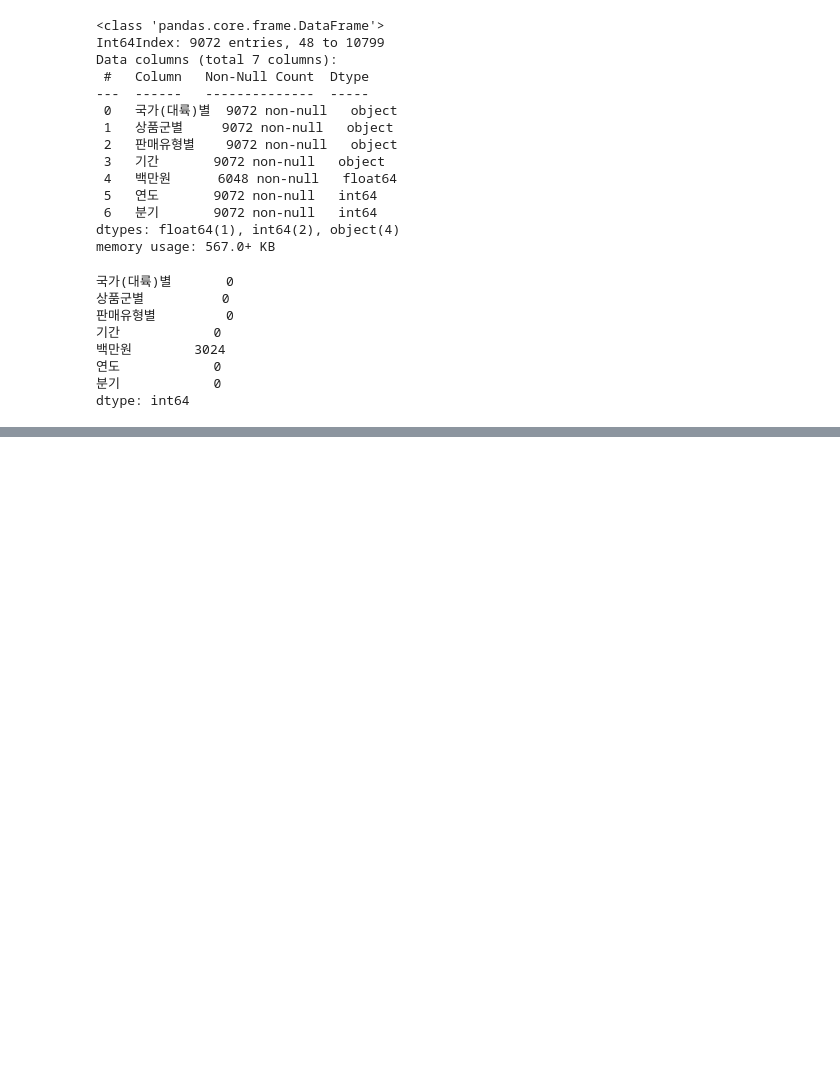
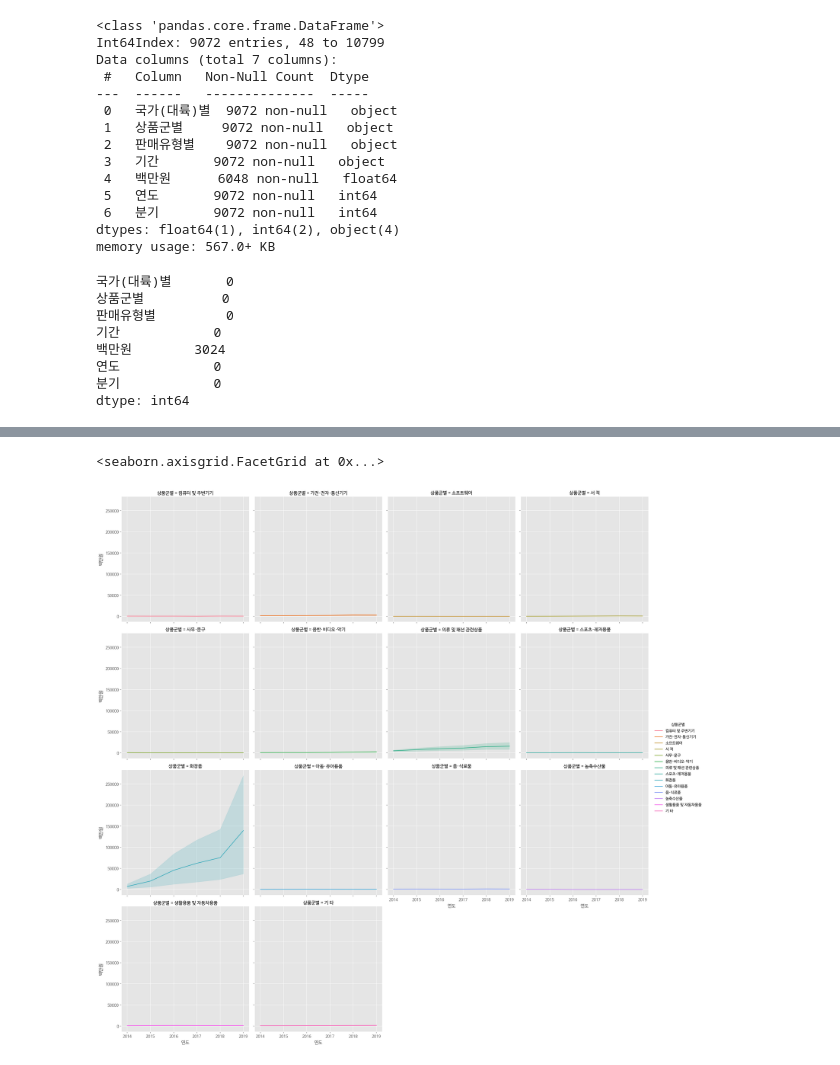
Before and after one commit to HwangHanJae/datascience-public-data, a Jupyter notebook: k_beauty_2014_2019.ipynb, the cells around one changed output, grey strips where cells are left out. Cells and saved outputs as stored; diff of their text form; code cells hidden in the pictures; blank space fills up the shorter version.

```diff
--- a/k_beauty_2014_2019.ipynb
+++ b/k_beauty_2014_2019.ipynb
@@ -253,0 +288,6 @@ dtype: int64
+# %%
+#위에 그린 그래프를 자세히 보기위해 서브플롯으로 표현
+sns.relplot(kind='line', data=df_total, x='연도',y='백만원',hue='상품군별',col='상품군별',col_wrap=4)
+# %% [output]
+<seaborn.axisgrid.FacetGrid at 0x...>
+[figure, added]
```
Also changed, not shown: parts of 30 cells of this notebook.
